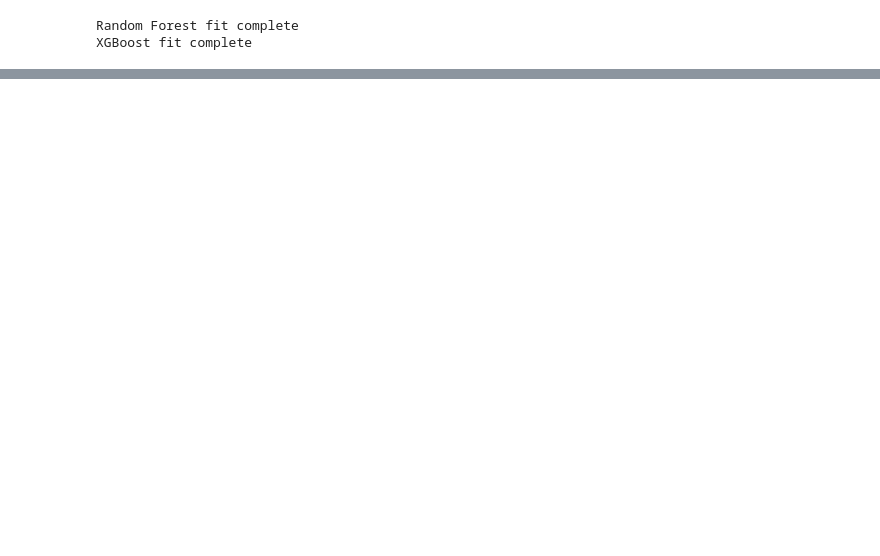
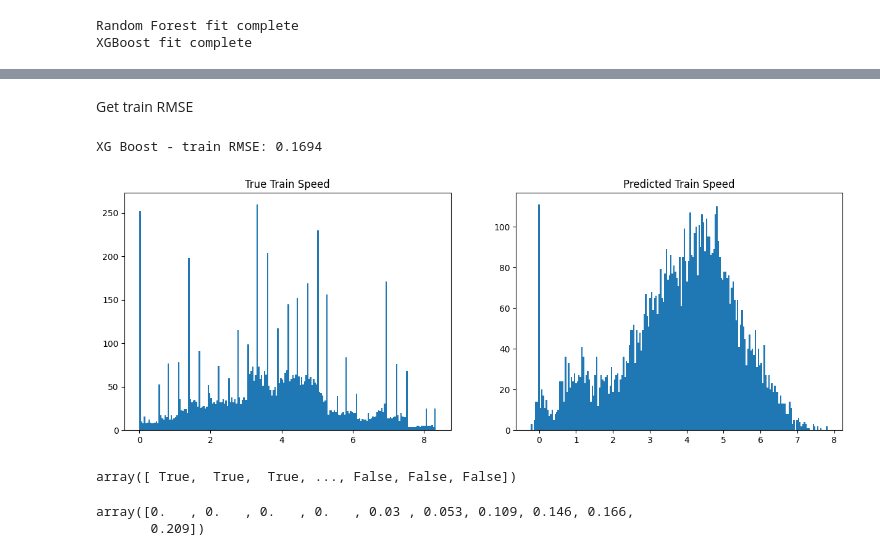
Before and after one commit to itberrios/CV_projects, a Jupyter notebook: mars_challenge/mars_challenge_1.ipynb, the cells around one changed output, grey strips where cells are left out. Saved outputs shown, nothing was run; the diff lists cells and outputs as text; code cells hidden in the pictures; blank space fills up the shorter version.

```diff
--- a/mars_challenge/mars_challenge_1.ipynb
+++ b/mars_challenge/mars_challenge_1.ipynb
@@ -483,0 +607,11 @@ XG Boost validation RMSE: 0.4444739458570942
+# %%
+xgbr = xgb.XGBRegressor(random_state=0)
+
+# scale data
+scaler_x = StandardScaler().fit(X)
+scaler_y = StandardScaler().fit(y.reshape((-1, 1)))
+
+Xs = scaler_x.transform(X)
+ys = scaler_y.transform(y.reshape((-1, 1)))
+
+xgbr.fit(Xs, ys)
@@ -483,0 +630,27 @@ XG Boost validation RMSE: 0.4444739458570942
+# %% [markdown]
+Get train RMSE
+# %%
+# XG Boost
+y_train_preds = xgbr.predict(Xs)
+train_rmse = mean_squared_error(ys, y_train_preds)
+
+print(f"XG Boost - train RMSE: {train_rmse:.4f}")
+# %% [output]
+XG Boost - train RMSE: 0.1694
+# %%
+_, ax = plt.subplots(1, 2, figsize=(15, 5))
+ax[0].hist(y, bins=200);
+ax[0].set_title("True Train Speed")
+ax[1].hist(scaler_y.inverse_transform(y_train_preds.reshape((-1,1))), bins=200)
+ax[1].set_title("Predicted Train Speed");
+# %% [output]
+[figure, added]
+# %%
+y < 0.5
+# %% [output]
+array([ True,  True,  True, ..., False, False, False])
+# %%
+y[95:105]
+# %% [output]
+array([0.   , 0.   , 0.   , 0.   , 0.03 , 0.053, 0.109, 0.146, 0.166,
+       0.209])
```
Also changed, not shown: parts of 47 cells of this notebook.
